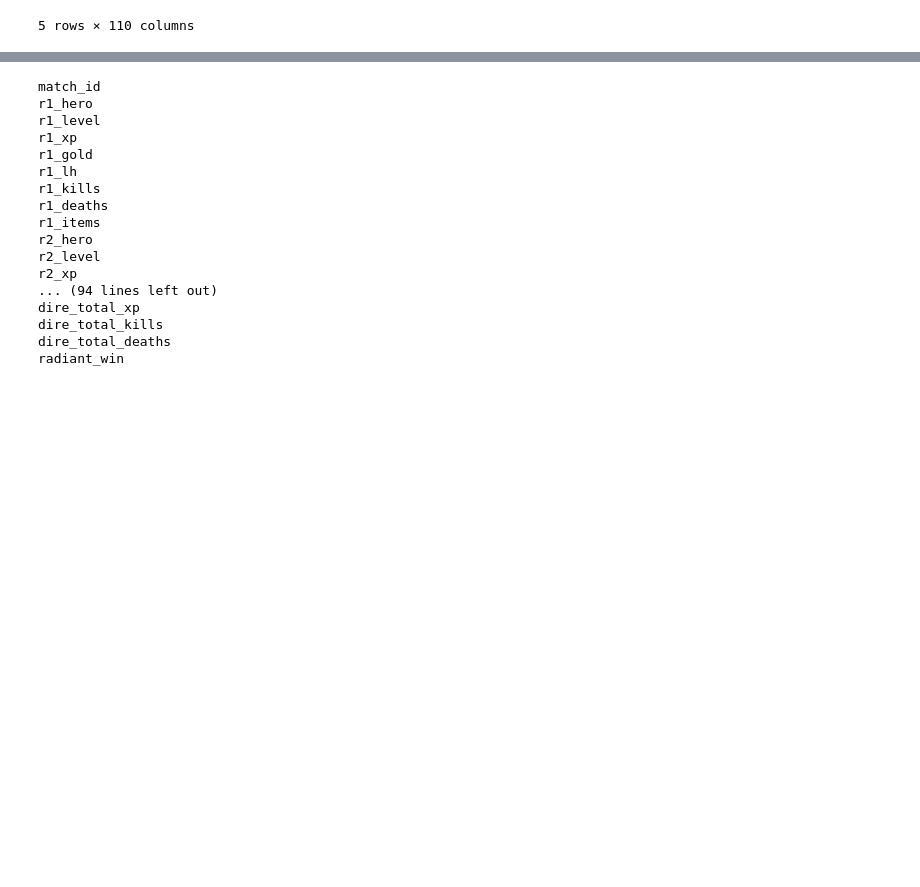
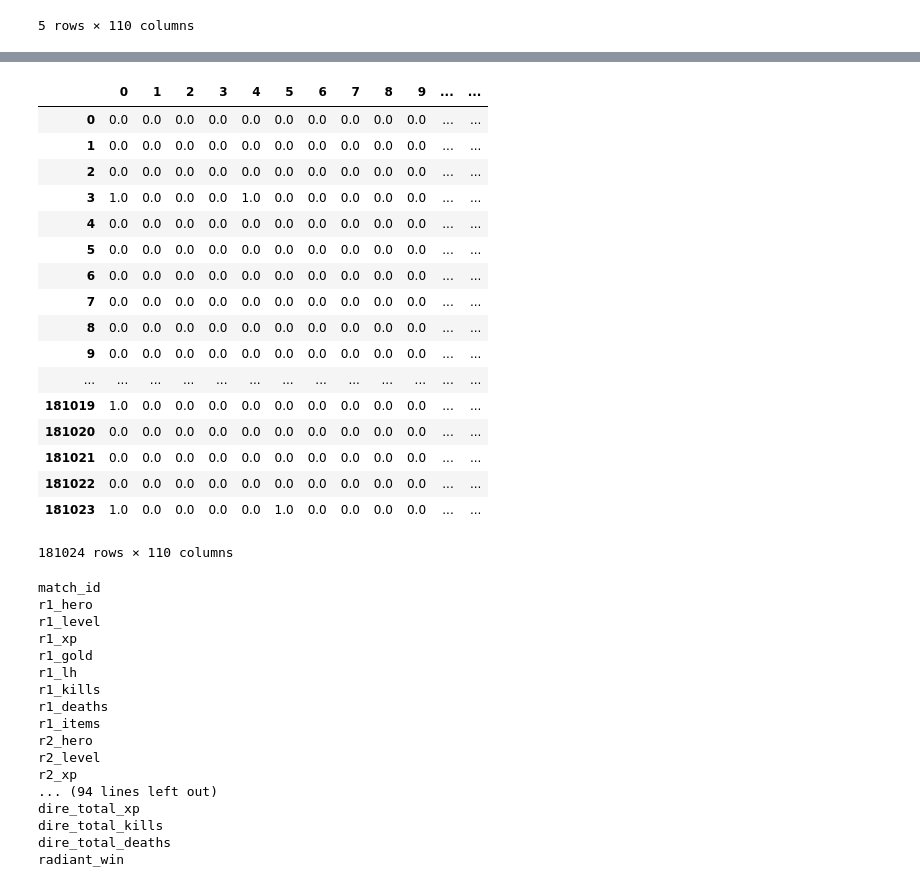
Before and after one commit to nathanConn/Springboard, a Jupyter notebook: Capstone 1.ipynb, the cells around one changed output, grey strips where cells are left out. Drawn from its saved outputs; the diff is of its cells as text; code cells hidden in the pictures; blank space fills up the shorter version.

```diff
--- a/Capstone 1.ipynb
+++ b/Capstone 1.ipynb
@@ -21,3 +22,6 @@ df.head()
 | 3 | 4 | 5 | 0 | 697 | 807 | 8 | 0 | 0 | 10 | 53 | ... |
 | 4 | 5 | 102 | 1 | 962 | 1087 | 11 | 0 | 0 | 6 | 98 | ... |
 5 rows × 110 columns
+# %%
+enc = OneHotEncoder()
+enc.fit(df[['r1_hero']])
@@ -24,3 +35,31 @@ df.head()
+# %%
+r1_hero = pd.DataFrame(enc.transform(df[['r1_hero']]).toarray())
+r2_hero = pd.DataFrame(enc.transform(df[['r2_hero']]).toarray())
+r3_hero = pd.DataFrame(enc.transform(df[['r3_hero']]).toarray())
+r4_hero = pd.DataFrame(enc.transform(df[['r4_hero']]).toarray())
+r5_hero = pd.DataFrame(enc.transform(df[['r5_hero']]).toarray())
+
+radiant_heroes = r1_hero.add(r2_hero, fill_value = 0).add(r3_hero, fill_value = 0).add(r4_hero, fill_value = 0).add(r5_hero, fill_value = 0)
+radiant_heroes
+# %% [output]
+|  | 0 | 1 | 2 | 3 | 4 | 5 | 6 | 7 | 8 | 9 | ... | ... |
+| 0 | 0.0 | 0.0 | 0.0 | 0.0 | 0.0 | 0.0 | 0.0 | 0.0 | 0.0 | 0.0 | ... | ... |
+| 1 | 0.0 | 0.0 | 0.0 | 0.0 | 0.0 | 0.0 | 0.0 | 0.0 | 0.0 | 0.0 | ... | ... |
+| 2 | 0.0 | 0.0 | 0.0 | 0.0 | 0.0 | 0.0 | 0.0 | 0.0 | 0.0 | 0.0 | ... | ... |
+| 3 | 1.0 | 0.0 | 0.0 | 0.0 | 1.0 | 0.0 | 0.0 | 0.0 | 0.0 | 0.0 | ... | ... |
+| 4 | 0.0 | 0.0 | 0.0 | 0.0 | 0.0 | 0.0 | 0.0 | 0.0 | 0.0 | 0.0 | ... | ... |
+| 5 | 0.0 | 0.0 | 0.0 | 0.0 | 0.0 | 0.0 | 0.0 | 0.0 | 0.0 | 0.0 | ... | ... |
+| 6 | 0.0 | 0.0 | 0.0 | 0.0 | 0.0 | 0.0 | 0.0 | 0.0 | 0.0 | 0.0 | ... | ... |
+| 7 | 0.0 | 0.0 | 0.0 | 0.0 | 0.0 | 0.0 | 0.0 | 0.0 | 0.0 | 0.0 | ... | ... |
+| 8 | 0.0 | 0.0 | 0.0 | 0.0 | 0.0 | 0.0 | 0.0 | 0.0 | 0.0 | 0.0 | ... | ... |
+| 9 | 0.0 | 0.0 | 0.0 | 0.0 | 0.0 | 0.0 | 0.0 | 0.0 | 0.0 | 0.0 | ... | ... |
+| ... | ... | ... | ... | ... | ... | ... | ... | ... | ... | ... | ... | ... |
+| 181019 | 1.0 | 0.0 | 0.0 | 0.0 | 0.0 | 0.0 | 0.0 | 0.0 | 0.0 | 0.0 | ... | ... |
+| 181020 | 0.0 | 0.0 | 0.0 | 0.0 | 0.0 | 0.0 | 0.0 | 0.0 | 0.0 | 0.0 | ... | ... |
+| 181021 | 0.0 | 0.0 | 0.0 | 0.0 | 0.0 | 0.0 | 0.0 | 0.0 | 0.0 | 0.0 | ... | ... |
+| 181022 | 0.0 | 0.0 | 0.0 | 0.0 | 0.0 | 0.0 | 0.0 | 0.0 | 0.0 | 0.0 | ... | ... |
+| 181023 | 1.0 | 0.0 | 0.0 | 0.0 | 0.0 | 1.0 | 0.0 | 0.0 | 0.0 | 0.0 | ... | ... |
+181024 rows × 110 columns
 # %%
 #print column names
 for col in df.columns:
```
Also changed, not shown: parts of 6 cells of this notebook.
